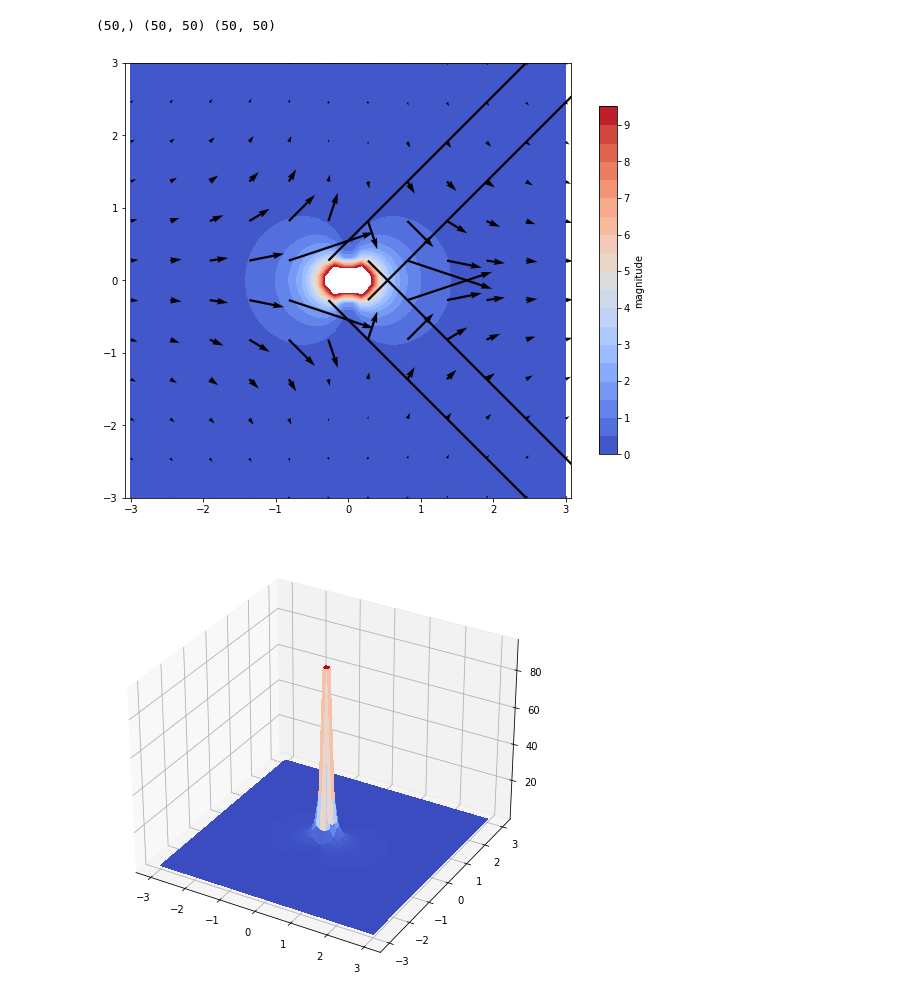
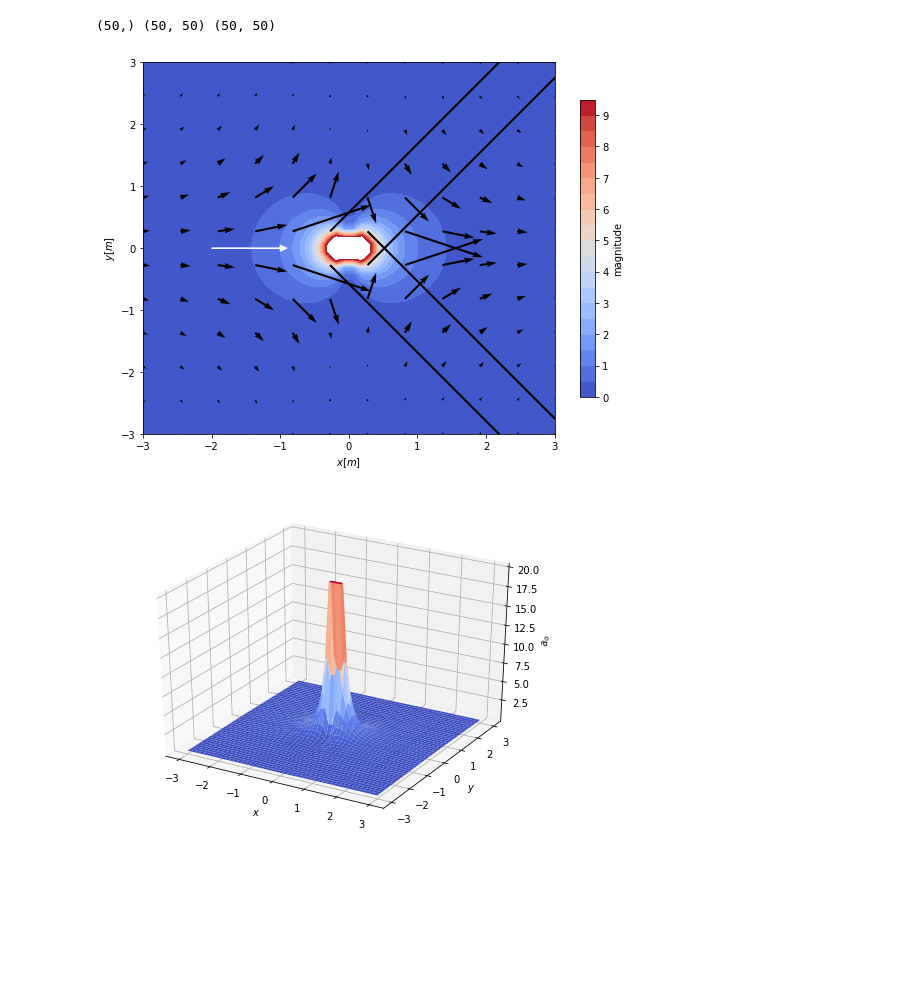
Before and after one commit to 3zuli/drone_trajectory_notebooks, a Jupyter notebook: hermite_new.ipynb, the cells around one changed output. Drawn from its saved outputs; the diff is of its cells as text; code cells hidden in the pictures; blank space fills up the shorter version.

Commit message:
New plots

```diff
--- a/hermite_new.ipynb
+++ b/hermite_new.ipynb
@@ -5,6 +5,10 @@ import matplotlib.pyplot as plt
 from matplotlib import cm
 from matplotlib.ticker import LinearLocator, FormatStrFormatter
 from mpl_toolkits.mplot3d import Axes3D
+
+def savefig(filename):
+    plt.savefig('{}.eps'.format(filename))
+    plt.savefig('{}.png'.format(filename))
 # %%
 class HermiteSpline():
     """
@@ -171,7 +175,7 @@ class Drone():
 
             # Trajectory tracking controller
             x_traj, v_traj = self.hspline.sample(self.t[step]/self.duration)
-            velocity_command = self.setpoint_gain * (x_traj - self.position) + self.velocity_ff_gain * v_traj
+            velocity_command = self.setpoint_gain * (x_traj - self.position) + self.velocity_ff_gain * (v_traj-self.velocity)
 
             # Obstacle avoidance
             for obstacle_pos in self.obstacles:
@@ -317,15 +298,17 @@ drone_test = Drone(origin, origin_vel, hs, obstacles, sim_duration, dt,
               max_vel=5.0, max_accel=2.5,
               r_obstacle=r_obstacle)
 
+drone_vel = np.array([1,0,0])
 drone_test.position = np.array([0,0,0])
-drone_test.velocity = np.array([1,0,0])
+drone_test.velocity = drone_vel
 
 size = 3
 # step = 0.5
 N_quiver = 12
 N_contour = 50
 contour = True
-figsize=(10,8)
+save_pdf = True
+figsize=(8,6)
 
 plt.figure(figsize=figsize)
 
@@ -341,40 +324,53 @@ for x in Xc:
 Z = np.array(magnitude).reshape(N_contour, N_contour)
 
 if contour:
     fig1 = plt.gcf()
     ax1 = plt.gca()
     CS = ax1.contourf(Xxc, Yyc, Z, levels=np.arange(0,10,0.5), cmap=cm.coolwarm)
-    plt.axis('equal')
     # Make a colorbar for the ContourSet returned by the contourf call.
     cbar = fig1.colorbar(CS, shrink=0.8)
     cbar.ax.set_ylabel('magnitude')
     # Add the contour line levels to the colorbar
     # cbar.add_lines(CS2)
 
 Xq = np.linspace(-size, size, N_quiver) # np.arange(-size, size, step)
 Yq = np.linspace(-size, size, N_quiver) # np.arange(-size, size, step)
 Xxq, Yyq = np.meshgrid(Xq, Yq)
 accel = []
 for x in Xq:
     for y in Yq:
         drone_test.position = np.array([x, y, 0])
         obstacle = np.zeros(3)
         accel.append(drone_test.circular_field_avoidance(obstacle))
 accel = np.array(accel)
 plt.quiver(Xxq, Yyq, accel[:,0], accel[:,1])
-
-
+ax = plt.gca()
+ax.arrow(-2*drone_vel[0], -2*drone_vel[1], # x, y
+         drone_vel[0], drone_vel[1], # x+dx, y+dy
+         head_width=0.1, head_length=0.1, fc='w', ec='w')
+plt.xlim((-size, size))
+plt.ylim((-size, size))
+plt.xlabel(r'$x [m]$')
+plt.ylabel(r'$y [m]$')
+# plt.axis('equal')
+plt.tight_layout()
+if save_pdf: savefig("plots/circfield_quiver")
 print(Xc.shape, Xxc.shape, Z.shape)
 # print(accel)
 
+# 3D plot of circular field magnitude
 fig = plt.figure(figsize=figsize)
 ax = fig.gca(projection='3d')
-surf = ax.plot_surface(Xxc, Yyc, Z, cmap=cm.coolwarm,
-                       linewidth=0, antialiased=False)
+surf = ax.plot_surface(Xxc, Yyc, np.clip(Z, 0, 20), cmap=cm.coolwarm, vmax=20,
+                       linewidth=0, antialiased=True)
+ax.set_xlabel(r'$x$')
+ax.set_ylabel(r'$y$')
+ax.set_zlabel(r'$a_o$')
+if save_pdf: savefig('plots/circfield_3d')
 # %% [output]
 (50,) (50, 50) (50, 50)
-[figure, old version]
+[figure, new version]
-[figure, old version]
+[figure, new version]
 # %%
 # Repulsive potential function from Santos et al. 2017 "A Novel Null-Space-Based UAV Trajectory Tracking Controller With Collision Avoidance"
 # https://ieeexplore.ieee.org/stamp/stamp.jsp?arnumber=8049328
```
Also changed, not shown: parts of 5 cells of this notebook, 4 other files.
